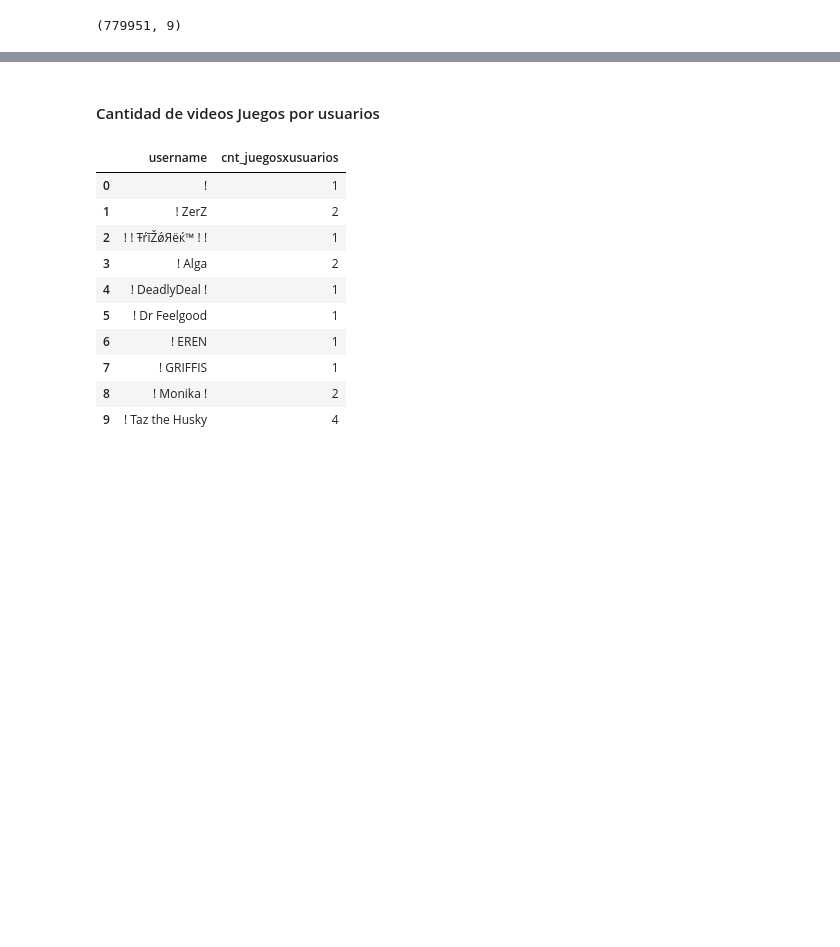
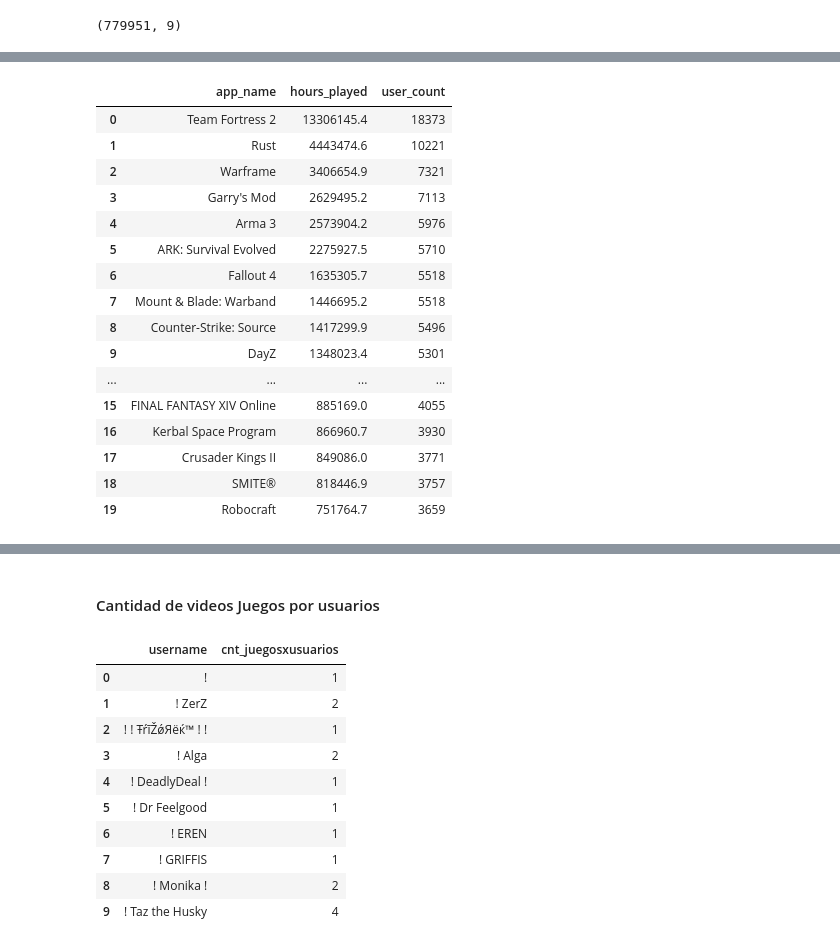
Before and after one commit to gonzalogperez/sistemas-recomendacion-steam, a Jupyter notebook: DS_Proyecto_03_SR.ipynb, the cells around one changed output, grey strips where cells are left out. Drawn from its saved outputs; the diff is of its cells as text; code cells hidden in the pictures; blank space fills up the shorter version.

```diff
--- a/DS_Proyecto_03_SR.ipynb
+++ b/DS_Proyecto_03_SR.ipynb
@@ -231,0 +292,20 @@ df.shape
+# %%
+df_top_hours_played
+# %% [output]
+|  | app_name | hours_played | user_count |
+| 0 | Team Fortress 2 | 13306145.4 | 18373 |
+| 1 | Rust | 4443474.6 | 10221 |
+| 2 | Warframe | 3406654.9 | 7321 |
+| 3 | Garry's Mod | 2629495.2 | 7113 |
+| 4 | Arma 3 | 2573904.2 | 5976 |
+| 5 | ARK: Survival Evolved | 2275927.5 | 5710 |
+| 6 | Fallout 4 | 1635305.7 | 5518 |
+| 7 | Mount & Blade: Warband | 1446695.2 | 5518 |
+| 8 | Counter-Strike: Source | 1417299.9 | 5496 |
+| 9 | DayZ | 1348023.4 | 5301 |
+| ... | ... | ... | ... |
+| 15 | FINAL FANTASY XIV Online | 885169.0 | 4055 |
+| 16 | Kerbal Space Program | 866960.7 | 3930 |
+| 17 | Crusader Kings II | 849086.0 | 3771 |
+| 18 | SMITE® | 818446.9 | 3757 |
+| 19 | Robocraft | 751764.7 | 3659 |
```
Also changed, not shown: parts of 15 cells of this notebook.
